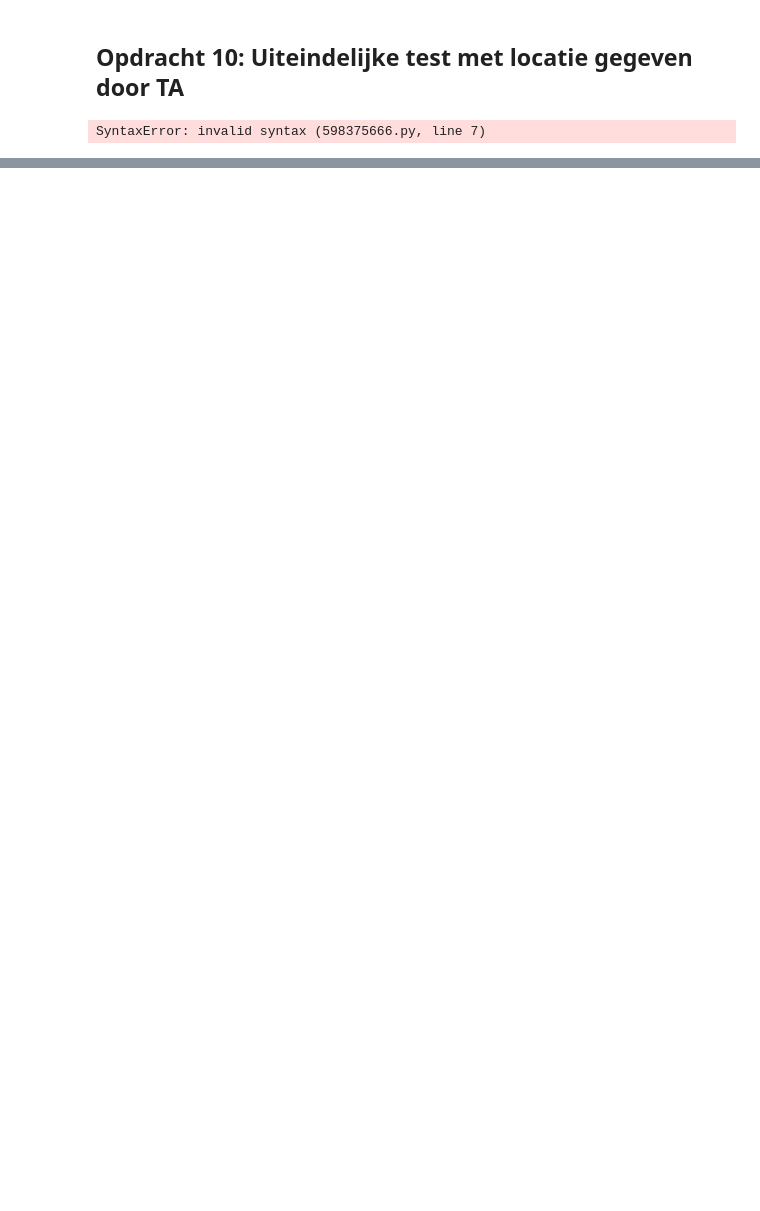
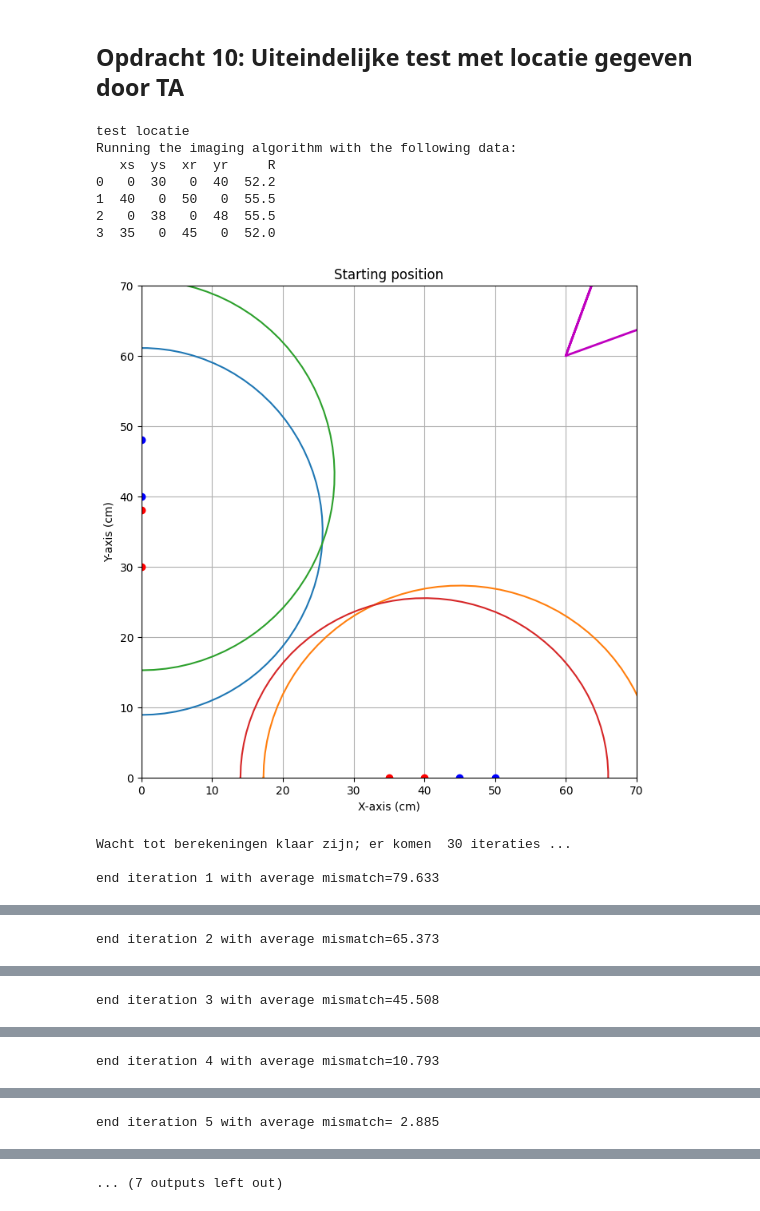
Before and after one commit to ElineSerpenti/opdrachten-DEF-D.EALSerpenti, a Jupyter notebook: FysiekeOntwerpopdrachten/4OntwerpEenAlgoritmeEchoAkoestisch/DEFOntwerpopdracht4AlgoritmeInvulTemplate.ipynb, the cells around one changed output, grey strips where cells are left out. Drawn from its saved outputs; the diff is of its cells as text; code cells hidden in the pictures; blank space fills up the shorter version.

```diff
--- a/FysiekeOntwerpopdrachten/4OntwerpEenAlgoritmeEchoAkoestisch/DEFOntwerpopdracht4AlgoritmeInvulTemplate.ipynb
+++ b/FysiekeOntwerpopdrachten/4OntwerpEenAlgoritmeEchoAkoestisch/DEFOntwerpopdracht4AlgoritmeInvulTemplate.ipynb
@@ -322,10 +437,10 @@ SyntaxError: '{' was never closed (3018683157.py, line 4)
 # Vul onderstaande in met jullie locaties van het reflecterende papier gegeven
 # door jullie TA
 targets = {'test locatie':{
-                    'x0':  # zelf aanvullen,
-                    'y0':  # zelf aanvullen,
-                    'alpha' :  # zelf aanvullen,
-                    'beta' :  # zelf aanvullen
+                    'x0': 21,  # zelf aanvullen,
+                    'y0': 18.9, # zelf aanvullen,
+                    'alpha' : 17, # zelf aanvullen,
+                    'beta' : 11  # zelf aanvullen
                           }
             }
 
@@ -333,37 +448,59 @@ targets = {'test locatie':{
 # Vul onderstaande matrixen aan met je gemeten meetgegevens.
 
 dataFinalCheck ={'test locatie' :  pd.DataFrame(columns=["xs", "ys", "xr", "yr", "R"], data=[
-                    # zelf aanvullen
+                    # [0, 60, 60,0, 0.36] ongeldig meting
+                    # [0,55, 55, 0, 0.36] ongeldig meting
+                    # [0, 50, 50, 0, 0.36] ongeldig
+                    #[0, 40, 0, 50, 57.7 ],
+                    [0, 30, 0, 40, 52.2],
+                    #[0, 20, 0, 30, 50.0],
+                    [40, 0, 50, 0, 55.5],
+                    # [30, 0, 40, 0, 50.5],
+                    # [20, 0, 30, 0, 0.36] ongeldig
+                    #[35, 0, 45, 0, 53.5],
+                    [0, 38, 0, 48, 55.5],
+                    #[0, 22, 0, 32, 48.1],
+                    [35, 0, 45, 0, 52.0]
                     ])
                 }
 
 # Hier runnen we het imaging algoritme:
 resultaat = dict()
 
 for locatie in targets:
     print(locatie)
     resultaat[locatie] = imagingDEF.imagingDEF(dataFinalCheck[locatie])
     print(resultaat[locatie])
 
 
 # Run deze cel om jullie resultaten naast elkaar te kunnen zien.
 for locatie in targets:
     txt = '{naam} \r\nx0 target is : {x0Target:.1f}. Gevonden waarde: {x0:.1f} cm met een standaardafwijking van {x0_eps:.1f} cm \r\n'
     txt = txt + 'y0 target is : {y0Target:.1f}. Gevonden waarde: {y0:.1f} cm met een standaardafwijking van {y0_eps:.1f} cm \r\n'
     txt = txt + 'alpha target is : {alphaTarget:.1f}. Gevonden waarde: {alpha:.1f} graden met een standaardafwijking van {alpha_eps:.1f} graad \r\n'
     txt = txt + 'beta target is : {betaTarget:.1f}. Gevonden waarde: {beta:.1f} graden met een standaardafwijking van {beta_eps:.1f} graad \r\n'
     print(txt.format(naam = locatie,
                      x0Target=targets[locatie]['x0'],
                      x0=resultaat[locatie]['x0'],
                      x0_eps=resultaat[locatie]['x0_eps'],
                      y0Target=targets[locatie]['y0'],
                      y0=resultaat[locatie]['y0'],
                      y0_eps=resultaat[locatie]['y0_eps'],
                      alphaTarget=targets[locatie]['alpha'],
                      alpha=resultaat[locatie]['alpha'],
                      alpha_eps=resultaat[locatie]['alpha_eps'],
                      betaTarget=targets[locatie]['beta'],
                      beta=resultaat[locatie]['beta'],
                      beta_eps=resultaat[locatie]['beta_eps']))
 # %% [output]
-SyntaxError: invalid syntax (598375666.py, line 7)
+test locatie
+Running the imaging algorithm with the following data:
+   xs  ys  xr  yr     R
+0   0  30   0  40  52.2
+1  40   0  50   0  55.5
+2   0  38   0  48  55.5
+3  35   0  45   0  52.0
+[figure, added]
+Wacht tot berekeningen klaar zijn; er komen  30 iteraties ...
+
+end iteration 1 with average mismatch=79.633
@@ -369,0 +508 @@ SyntaxError: invalid syntax (598375666.py, line 7)
+end iteration 2 with average mismatch=65.373
@@ -369,0 +510 @@ SyntaxError: invalid syntax (598375666.py, line 7)
+end iteration 3 with average mismatch=45.508
@@ -369,0 +512 @@ SyntaxError: invalid syntax (598375666.py, line 7)
+end iteration 4 with average mismatch=10.793
@@ -369,0 +514 @@ SyntaxError: invalid syntax (598375666.py, line 7)
+end iteration 5 with average mismatch= 2.885
@@ -370,2 +516,3 @@ SyntaxError: invalid syntax (598375666.py, line 7)
+... (7 outputs left out)
 # %% [markdown]
 ## Opdracht 11: Leerdoelen.
```
Also changed, not shown: parts of 11 cells of this notebook, 4 other files.
